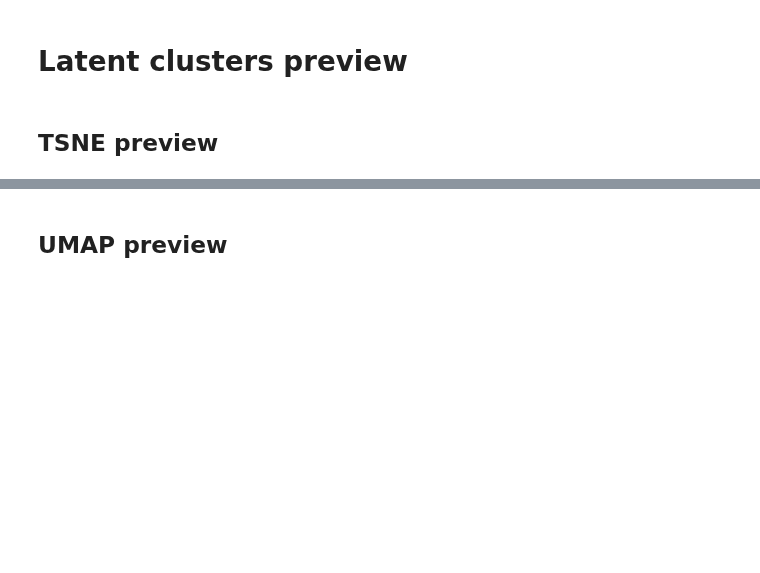
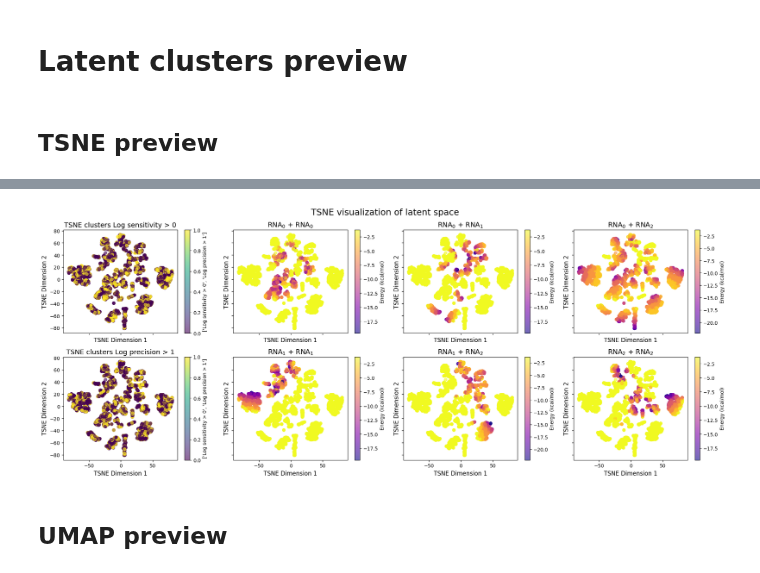
Before and after one commit to olive004/EvoScaper, a Jupyter notebook: notebooks/04_latent.ipynb, the cells around one changed output, grey strips where cells are left out. Cells and saved outputs as stored; diff of their text form; code cells hidden in the pictures; blank space fills up the shorter version.

```diff
--- a/notebooks/04_latent.ipynb
+++ b/notebooks/04_latent.ipynb
@@ -220,3 +266,45 @@ visualize_dimred_2d_custom(tsne_result_2, cond_rev_all[idxs_show, idx_obj], x_bi
+# %%
+def visualize_dimred_2d_custom_labels(tsne_result_2, cond, x_bin, labels_cond, labels_x: list, method='TSNE'):
+    ncols = 4
+    fig, axes = plt.subplots(2, ncols, figsize=(
+        20, 8), sharex=True, sharey=True)
+
+    # Cond plots on the left
+    for i, l in enumerate(labels_cond):
+        ax_main = fig.add_subplot(axes[i, 0])  # Span both rows
+        scatter = ax_main.scatter(
+            tsne_result_2[:, 0], tsne_result_2[:, 1], c=cond[:, i], cmap='viridis', alpha=0.6)
+        ax_main.set_title(
+            f'{method} clusters {l}', fontsize=14)
+        ax_main.set_xlabel(f'{method} Dimension 1', fontsize=12)
+        ax_main.set_ylabel(f'{method} Dimension 2', fontsize=12)
+        plt.colorbar(scatter, ax=ax_main, label=labels_cond)
+
+    # Interaction plots on the right
+    for i in range(x_bin.shape[-1]):
+        row = i // (ncols-1)
+        col = i % (ncols-1) + 1
+        ax = fig.add_subplot(axes[row, col])
+        scatter = ax.scatter(
+            tsne_result_2[:, 0], tsne_result_2[:, 1], c=x_bin[:, i], cmap='plasma', alpha=0.6)
+        ax.set_title(' + '.join(labels_x[i]), fontsize=14)
+        ax.set_xlabel(f'{method} Dimension 1', fontsize=12)
+        ax.set_ylabel(f'{method} Dimension 2', fontsize=12)
+        # if i == (x_bin.shape[-1] - 1):
+        plt.colorbar(scatter, ax=ax, label=f'Energy (kcal/mol)')
+
+    plt.suptitle(f'{method} visualization of latent space', fontsize=18)
+    plt.tight_layout()
+    # plt.savefig(os.path.join(top_write_dir, 'tsne2_custom.png'), dpi=300)
+    plt.show()
+
+
+# Example usage
+visualize_dimred_2d_custom_labels(tsne_result_2, cond_rev_all[idxs_show], x_bin[idxs_show],
+                                  labels_cond=config_dataset.objective_col,
+                                  labels_x=labels_x, method='TSNE')
+# %% [output]
+[figure, added]
 # %% [markdown]
 ## UMAP preview
 # %%
```
Also changed, not shown: parts of 7 cells of this notebook.
